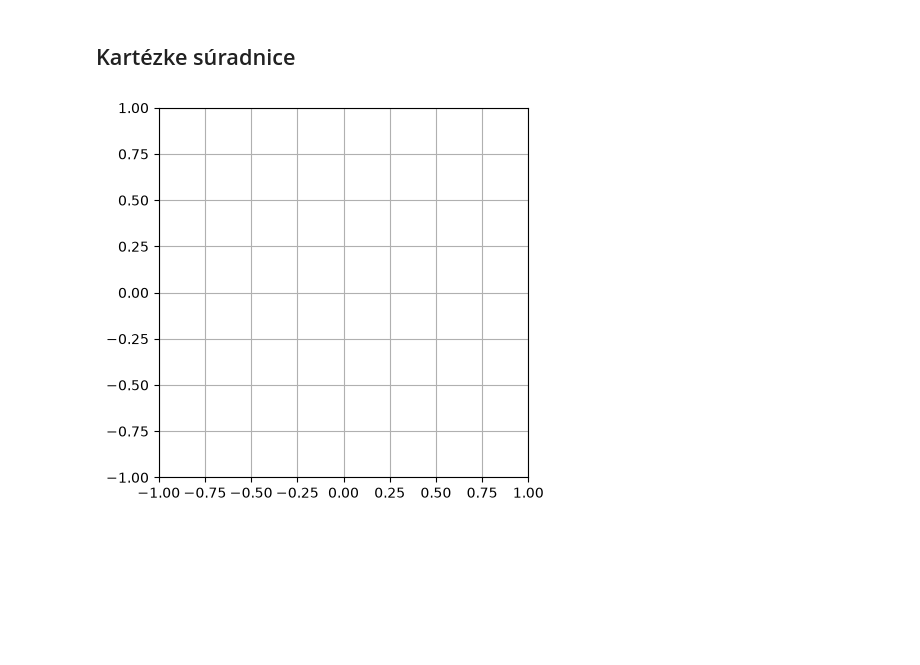
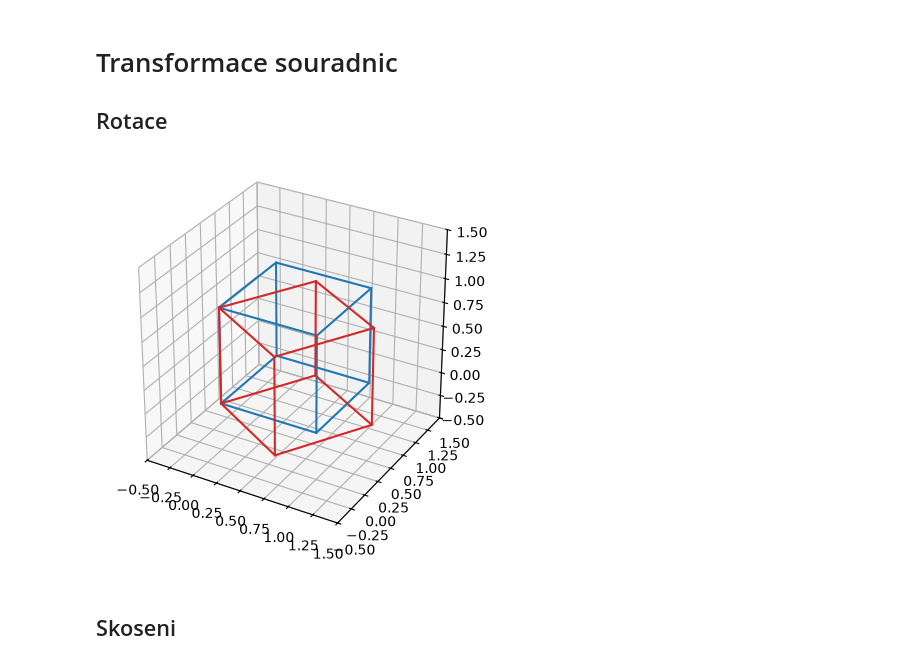
Before and after one commit to emil-varga/mechanika, a Jupyter notebook: python/notebooks/02_souradnice.ipynb, the cells around one changed output. Drawn from its saved outputs; the diff is of its cells as text; code cells hidden in the pictures; blank space fills up the shorter version.

```diff
--- a/python/notebooks/02_souradnice.ipynb
+++ b/python/notebooks/02_souradnice.ipynb
@@ -7,11 +4,50 @@ import util
 # %% [markdown]
-## Kartézke súradnice
+# Transformace souradnic
+
+## Rotace
 # %%
-fig, ax = plt.subplots() # Vytvoření obrázku
-ax.set_xlim(-1, 1)
-ax.set_ylim(-1, 1)
-ax.set_aspect('equal', adjustable='box')
-ax.grid()
+krychle = np.array(
+    [[0, 0, 0], #0
+    [1, 0, 0], #1
+    [1, 1, 0], #2
+    [0, 1, 0], #3
+    [0, 0, 0], #4
+    [0, 0, 1], #5
+    [1, 0, 1], #6
+    [1, 1, 1], #7
+    [0, 1, 1], #8
+    [0, 0, 1]], dtype=float
+)
+
+def nakresli_krychli(ax, transformace=None, color='tab:blue'):
+    if transformace is None:
+        transformace = np.diag([1,1,1])
+    _krychle = (transformace @ krychle.T).T # @ znaci maticove nasobeni, .T transpozici
+
+    ax.plot(_krychle[:,0], _krychle[:,1], _krychle[:,2], color=color)
+    #bocne hrany
+    ax.plot(_krychle[[1,6],0], _krychle[[1,6],1], _krychle[[1,6],2], color=color)
+    ax.plot(_krychle[[2,7],0], _krychle[[2,7],1], _krychle[[2,7],2], color=color)
+    ax.plot(_krychle[[3,8],0], _krychle[[3,8],1], _krychle[[3,8],2], color=color)
+
+fig = plt.figure()
+ax3d = fig.add_subplot(projection='3d')
+ax3d.grid()
+ax3d.set_xlim(-0.5, 1.5)
+ax3d.set_ylim(-0.5, 1.5)
+ax3d.set_zlim(-0.5, 1.5)
+ax3d.set_aspect('equal')
+nakresli_krychli(ax3d)
+
+alpha = 30 / 180 * np.pi
+rotace = np.array(
+    [[np.cos(alpha), np.sin(alpha), 0],
+    [-np.sin(alpha), np.cos(alpha), 0],
+    [0, 0, 1]]
+)
+nakresli_krychli(ax3d, rotace, 'tab:red')
 # %% [output]
-[figure, old version]
+[figure, new version]
+# %% [markdown]
+## Skoseni
 # %%
```
Also changed, not shown: parts of 6 cells of this notebook, 1 other file.
